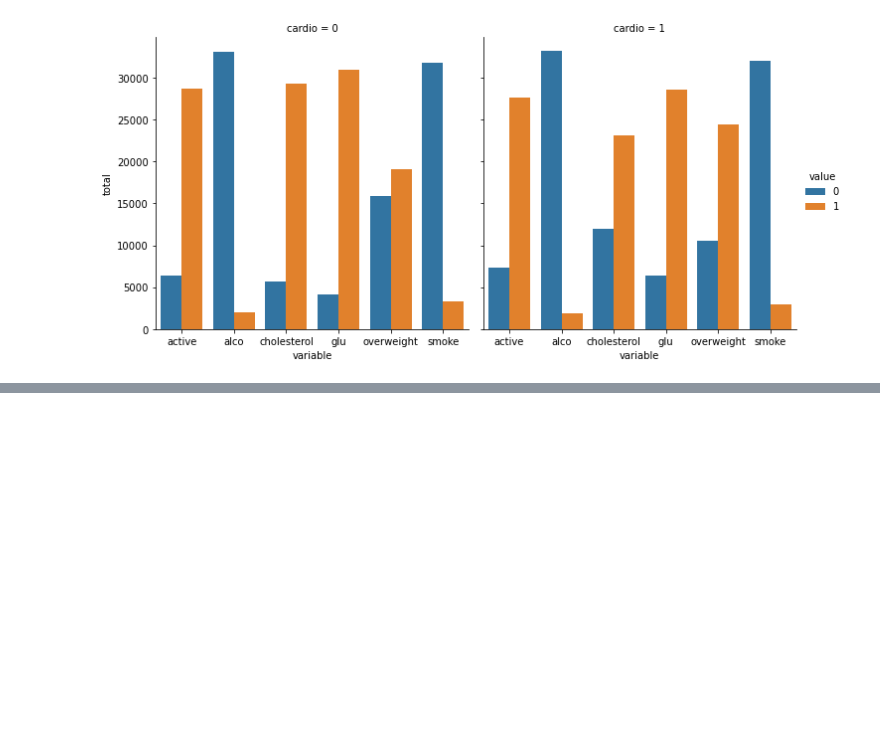
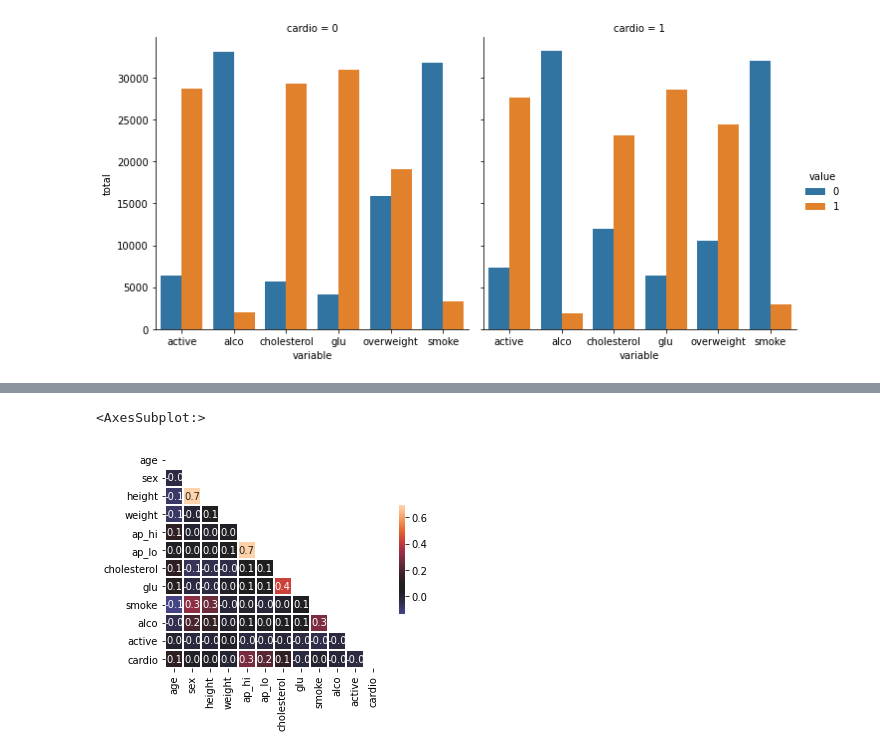
Before and after one commit to AnastasiaSanchez/freecodecamp-protyects, a Jupyter notebook: Medical Data Visualizer.ipynb, the cells around one changed output, grey strips where cells are left out. Drawn from its saved outputs; the diff is of its cells as text; code cells hidden in the pictures; blank space fills up the shorter version.

```diff
--- a/Medical Data Visualizer.ipynb
+++ b/Medical Data Visualizer.ipynb
@@ -59,13 +57,17 @@ fig = sns.catplot(x='variable',y='total',hue='value',kind='bar', data=df_cat,col
 # %% [output]
 [figure]
 # %%
-# Draw Heat Map
-def draw_heat_map():
-    # Clean the data
-    df_heat = None
+#Clean the data. Filter out the following patient segments that represent incorrect data:
 
-    # Calculate the correlation matrix
-    corr = None
+    #diastolic pressure is higher than systolic (Keep the correct data with (df['ap_lo'] <= df['ap_hi']))
+    #height is less than the 2.5th percentile (Keep the correct data with (df['height'] >= df['height'].quantile(0.025)))
+    #height is more than the 97.5th percentile
+    #weight is less than the 2.5th percentile
+    #weight is more than the 97.5th percentile
 
-    # Generate a mask for the upper triangle
-    mask = None
+df_heat = df[
+          (df['ap_lo']<= df['ap_hi'])&
+          (df['height'] >= df['height'].quantile(0.025))&
+          (df['height'] <= df['height'].quantile(0.975))&
+          (df['weight'] >= df['weight'].quantile(0.025))&
+          (df['weight'] >= df['weight'].quantile(0.975))]
@@ -71,0 +84,11 @@ def draw_heat_map():
+# %%
+# Create a correlation matrix using the dataset. Plot the correlation matrix using seaborn's heatmap().
+#Mask the upper triangle. The chart should look like examples/Figure_2.png.
+corr = df_heat.corr(method='pearson')
+# Generate a mask for the upper triangle
+mask = np.triu(corr)
+# %%
+sns.heatmap(corr,linewidths=1,annot= True,square= True,mask=mask,fmt='.1f',center= 0.08,cbar_kws={'shrink': 0.5})
+# %% [output]
+<AxesSubplot:>
+[figure, added]
```
Also changed, not shown: parts of 3 cells of this notebook, 1 other file.
